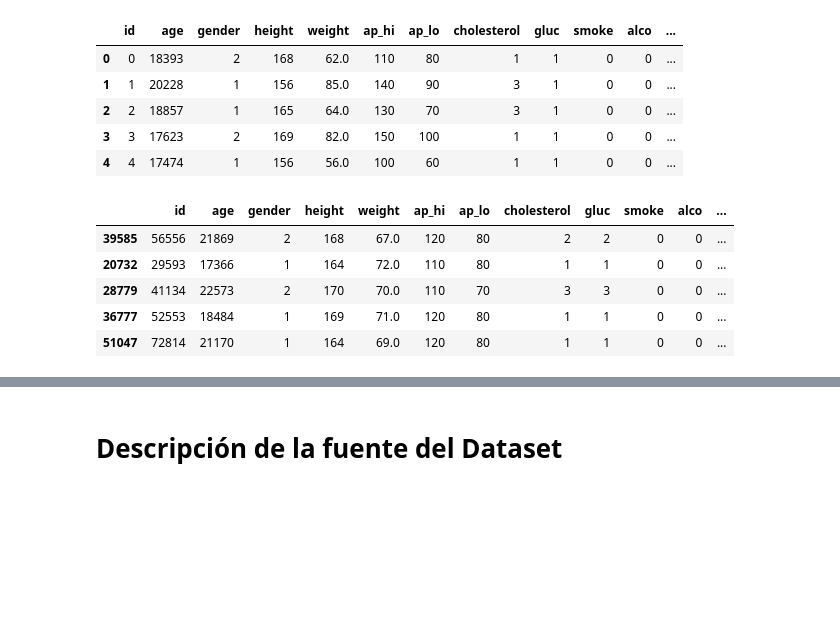
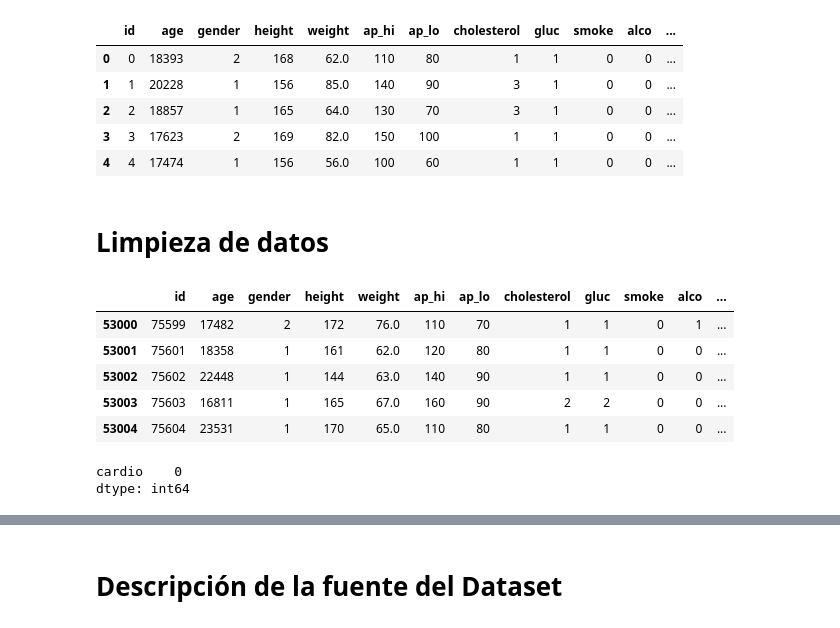
Before and after one commit to wjsolano/ProyectoU2, a Jupyter notebook: [NRC_6278]_MercyArrobo_SolanoWilmer_ProyectoUnidad2.ipynb, the cells around one changed output, grey strips where cells are left out. Saved outputs shown, nothing was run; the diff lists cells and outputs as text; code cells hidden in the pictures; blank space fills up the shorter version.

```diff
--- a/MerrcyArrobo_SolanoWilmer.ipynb
+++ b/[NRC_6278]_MercyArrobo_SolanoWilmer_ProyectoUnidad2.ipynb
@@ -24,14 +24,16 @@ enfermedadesCardiovascular.head() #presentando dataset
 | 2 | 2 | 18857 | 1 | 165 | 64.0 | 130 | 70 | 3 | 1 | 0 | 0 | ... |
 | 3 | 3 | 17623 | 2 | 169 | 82.0 | 150 | 100 | 1 | 1 | 0 | 0 | ... |
 | 4 | 4 | 17474 | 1 | 156 | 56.0 | 100 | 60 | 1 | 1 | 0 | 0 | ... |
+# %% [markdown]
+# Limpieza de datos
 # %%
 #Reduciendo registros de dataset para pasar de 70000 a 3000
-datasetReducido=enfermedadesCardiovascular.sample(n=3000)
+datasetReducido=enfermedadesCardiovascular[53000:56000]
 datasetReducido.head() #Los registros serán escogidos aleatoriamente
 # %% [output]
 |  | id | age | gender | height | weight | ap_hi | ap_lo | cholesterol | gluc | smoke | alco | ... |
-| 39585 | 56556 | 21869 | 2 | 168 | 67.0 | 120 | 80 | 2 | 2 | 0 | 0 | ... |
-| 20732 | 29593 | 17366 | 1 | 164 | 72.0 | 110 | 80 | 1 | 1 | 0 | 0 | ... |
-| 28779 | 41134 | 22573 | 2 | 170 | 70.0 | 110 | 70 | 3 | 3 | 0 | 0 | ... |
-| 36777 | 52553 | 18484 | 1 | 169 | 71.0 | 120 | 80 | 1 | 1 | 0 | 0 | ... |
-| 51047 | 72814 | 21170 | 1 | 164 | 69.0 | 120 | 80 | 1 | 1 | 0 | 0 | ... |
+| 53000 | 75599 | 17482 | 2 | 172 | 76.0 | 110 | 70 | 1 | 1 | 0 | 1 | ... |
+| 53001 | 75601 | 18358 | 1 | 161 | 62.0 | 120 | 80 | 1 | 1 | 0 | 0 | ... |
+| 53002 | 75602 | 22448 | 1 | 144 | 63.0 | 140 | 90 | 1 | 1 | 0 | 0 | ... |
+| 53003 | 75603 | 16811 | 1 | 165 | 67.0 | 160 | 90 | 2 | 2 | 0 | 0 | ... |
+| 53004 | 75604 | 23531 | 1 | 170 | 65.0 | 110 | 80 | 1 | 1 | 0 | 0 | ... |
@@ -37,0 +44,6 @@ datasetReducido.head() #Los registros serán escogidos aleatoriamente
+# %%
+"""Identificando si existen valores nulos en la variable objetivo"""
+y.isnull().sum()
+# %% [output]
+cardio    0
+dtype: int64
```
Also changed, not shown: parts of 8 cells of this notebook.
